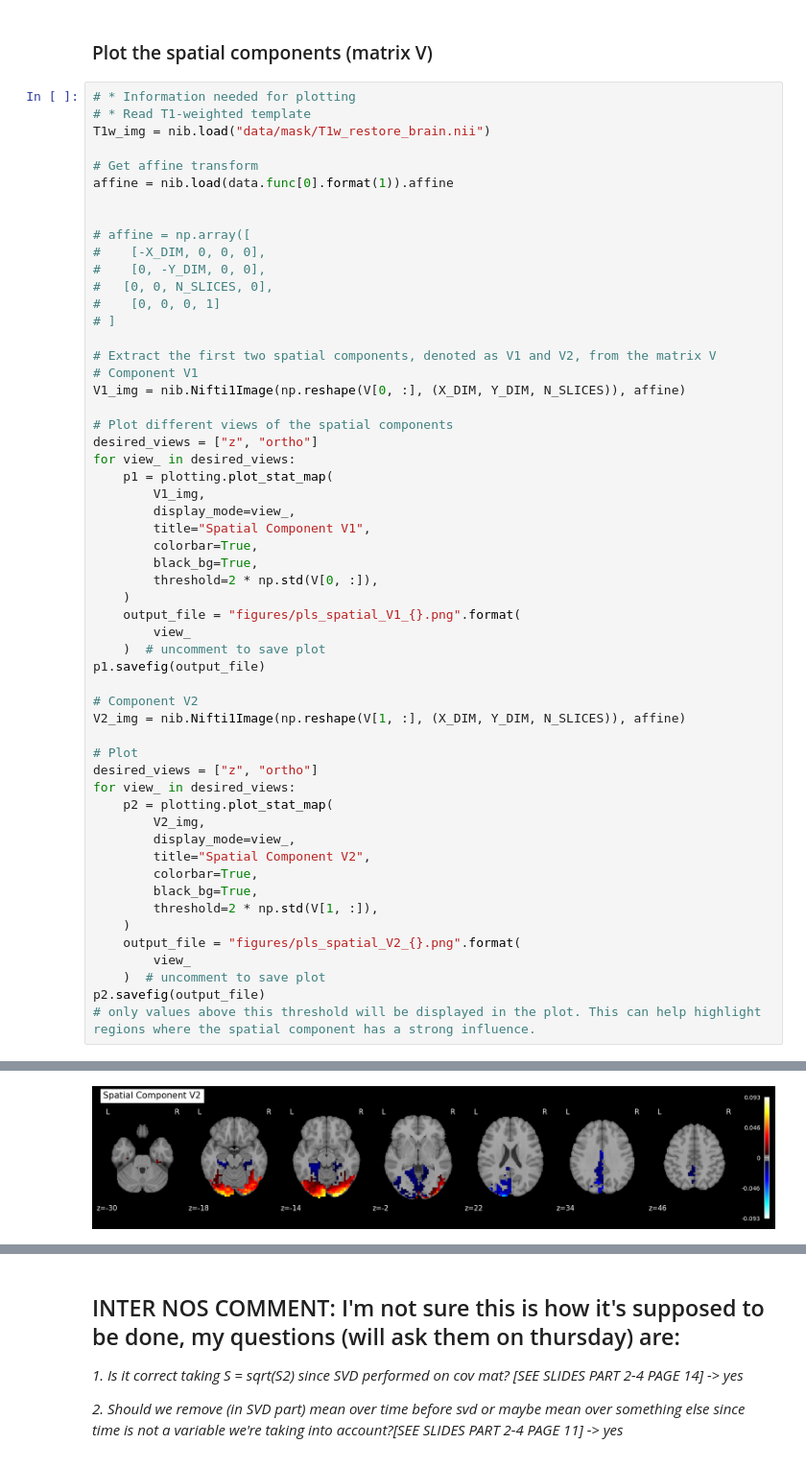
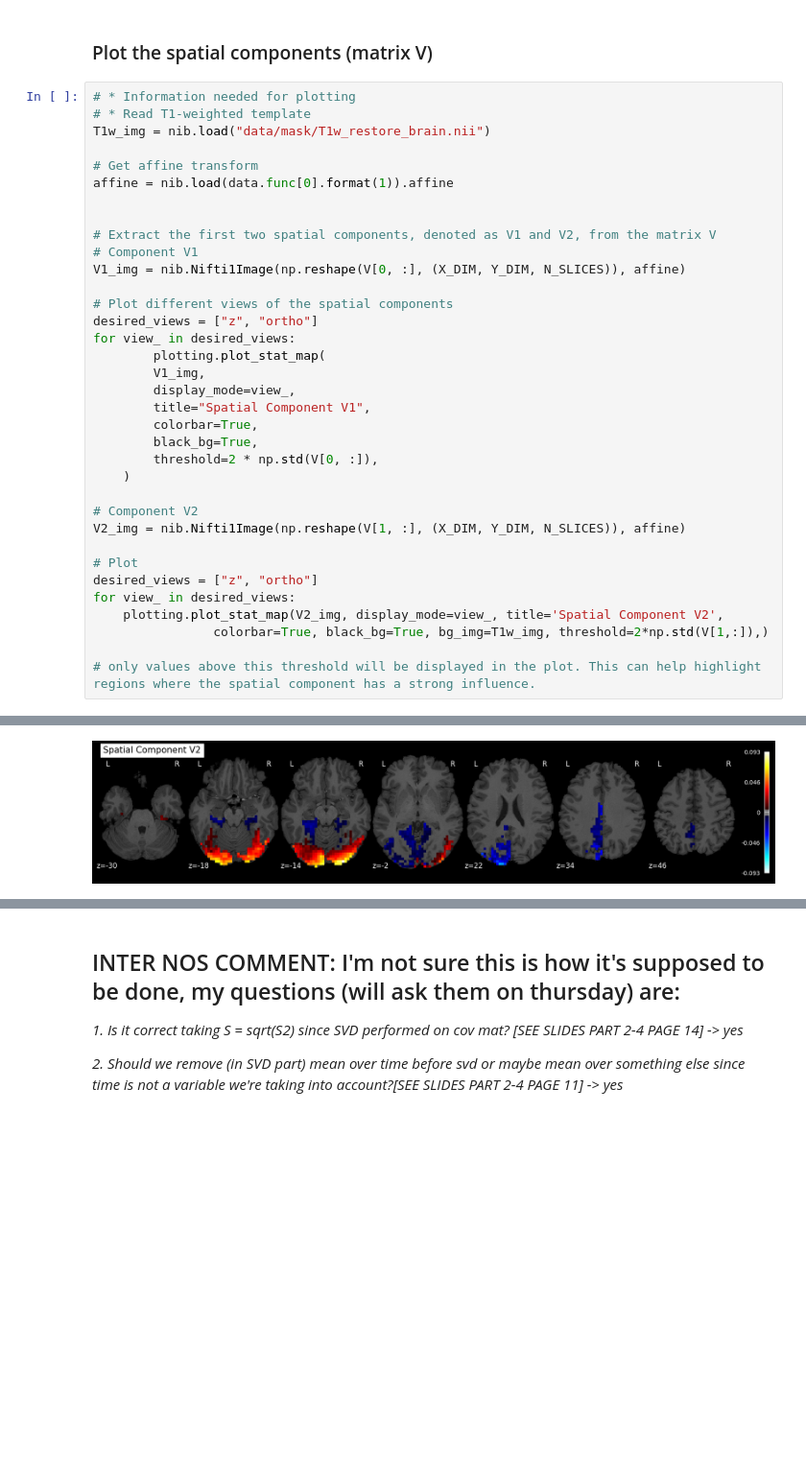
Before and after one commit to ludekcizinsky/fMRI-dimensionality-reduction, a Jupyter notebook: run.ipynb, the cells around one changed output, grey strips where cells are left out. Shown at 96% size. Cells and saved outputs as stored; diff of their text form; blank space fills up the shorter version.

```diff
--- a/run.ipynb
+++ b/run.ipynb
@@ -1005,55 +980,35 @@ T1w_img = nib.load("data/mask/T1w_restore_brain.nii")
 
 # Get affine transform
 affine = nib.load(data.func[0].format(1)).affine
 
 
-# affine = np.array([
-#    [-X_DIM, 0, 0, 0],
-#    [0, -Y_DIM, 0, 0],
-#   [0, 0, N_SLICES, 0],
-#    [0, 0, 0, 1]
-# ]
-
 # Extract the first two spatial components, denoted as V1 and V2, from the matrix V
 # Component V1
 V1_img = nib.Nifti1Image(np.reshape(V[0, :], (X_DIM, Y_DIM, N_SLICES)), affine)
 
 # Plot different views of the spatial components
 desired_views = ["z", "ortho"]
 for view_ in desired_views:
-    p1 = plotting.plot_stat_map(
+        plotting.plot_stat_map(
         V1_img,
         display_mode=view_,
         title="Spatial Component V1",
         colorbar=True,
         black_bg=True,
         threshold=2 * np.std(V[0, :]),
     )
-    output_file = "figures/pls_spatial_V1_{}.png".format(
-        view_
-    )  # uncomment to save plot
-p1.savefig(output_file)
 
 # Component V2
 V2_img = nib.Nifti1Image(np.reshape(V[1, :], (X_DIM, Y_DIM, N_SLICES)), affine)
 
 # Plot
 desired_views = ["z", "ortho"]
 for view_ in desired_views:
-    p2 = plotting.plot_stat_map(
-        V2_img,
-        display_mode=view_,
-        title="Spatial Component V2",
-        colorbar=True,
-        black_bg=True,
-        threshold=2 * np.std(V[1, :]),
-    )
-    output_file = "figures/pls_spatial_V2_{}.png".format(
-        view_
-    )  # uncomment to save plot
-p2.savefig(output_file)
+    plotting.plot_stat_map(V2_img, display_mode=view_, title='Spatial Component V2',
+                colorbar=True, black_bg=True, bg_img=T1w_img, threshold=2*np.std(V[1,:]),)
+
 # only values above this threshold will be displayed in the plot. This can help highlight regions where the spatial component has a strong influence.
 # %% [output]
 [figure]
 [figure]
-[figure, old version]
+[figure, new version]
```
Also changed, not shown: parts of 24 cells of this notebook.
